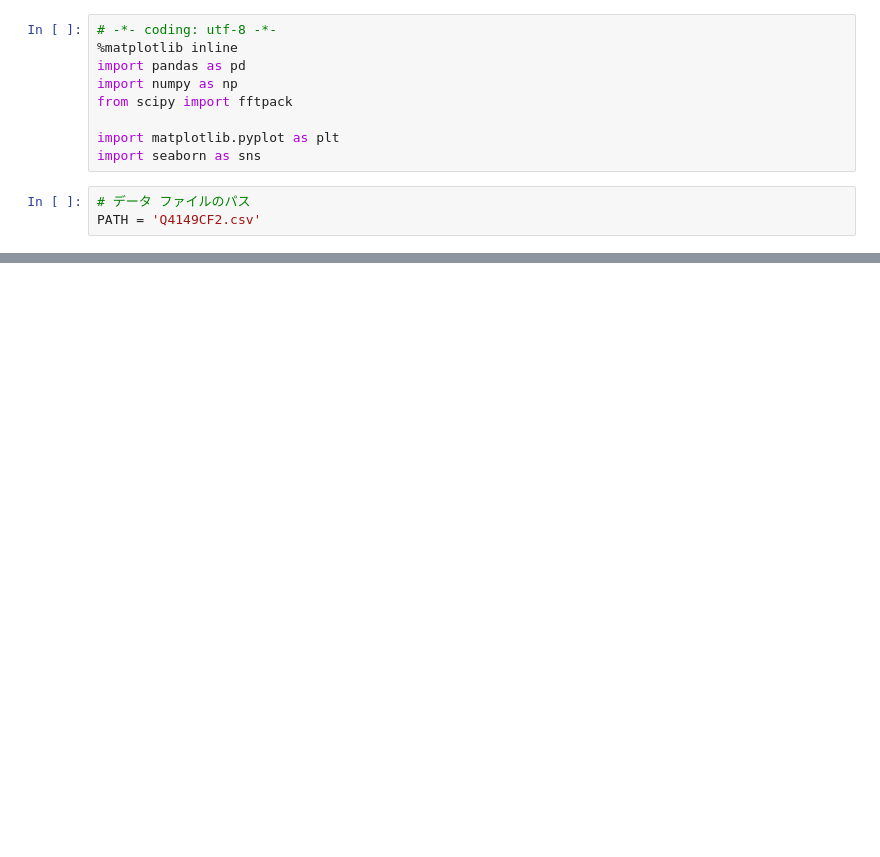
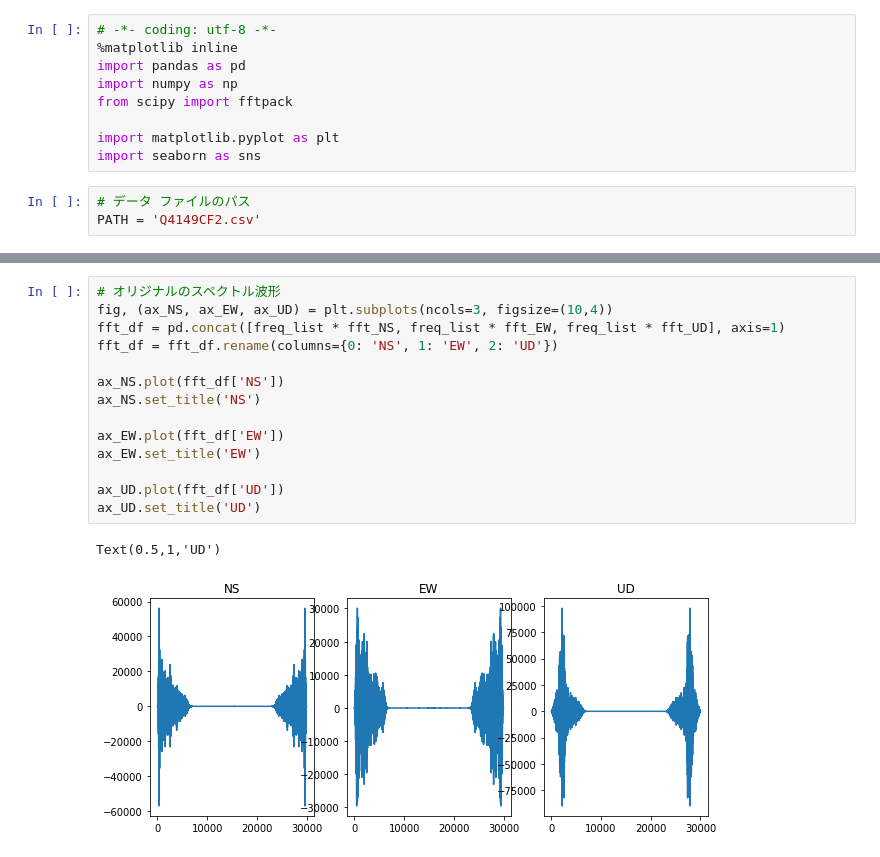
Before and after one commit to tomokikun/UrbanDisasterManagement, a Jupyter notebook: seismic_intensity.ipynb, the cells around one changed output, grey strips where cells are left out. Cells and saved outputs as stored; diff of their text form; blank space fills up the shorter version.

```diff
--- a/seismic_intensity.ipynb
+++ b/seismic_intensity.ipynb
@@ -55,2 +66,19 @@ fft_df.head()
+# %%
+# オリジナルのスペクトル波形
+fig, (ax_NS, ax_EW, ax_UD) = plt.subplots(ncols=3, figsize=(10,4))
+fft_df = pd.concat([freq_list * fft_NS, freq_list * fft_EW, freq_list * fft_UD], axis=1)
+fft_df = fft_df.rename(columns={0: 'NS', 1: 'EW', 2: 'UD'})
+
+ax_NS.plot(fft_df['NS'])
+ax_NS.set_title('NS')
+
+ax_EW.plot(fft_df['EW'])
+ax_EW.set_title('EW')
+
+ax_UD.plot(fft_df['UD'])
+ax_UD.set_title('UD')
+# %% [output]
+Text(0.5,1,'UD')
+[figure, added]
 # %%
 # 2. フィルターをかける。(図3を参照)
```
Also changed, not shown: parts of 11 cells of this notebook.
